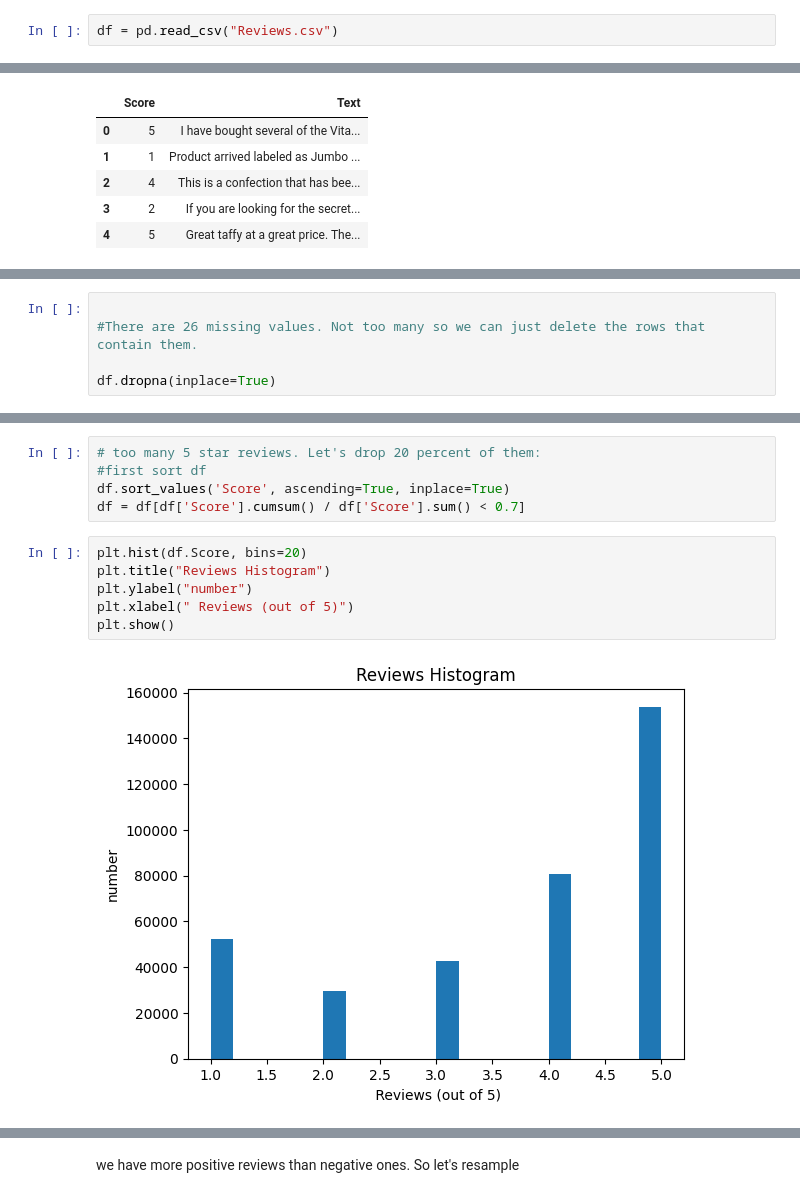
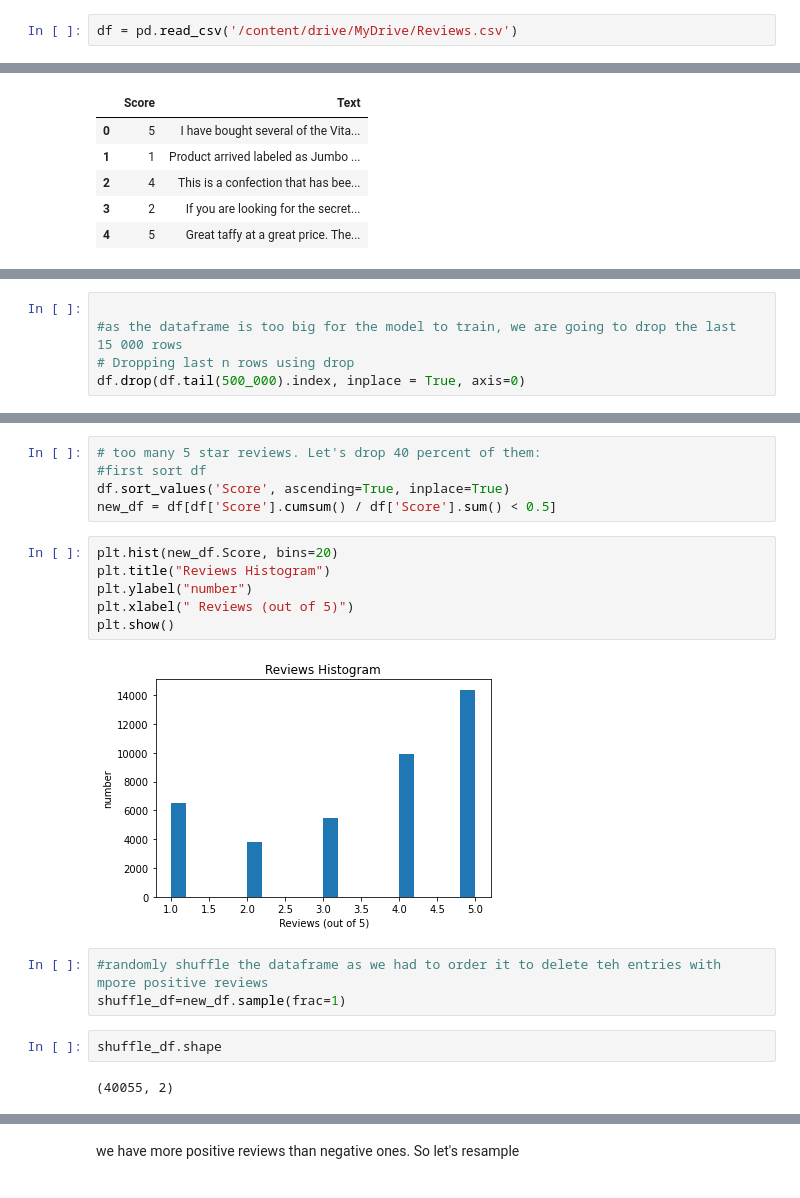
Before and after one commit to Beatrix-droid/NN-for-text-classification-of-amazonreviews, a Jupyter notebook: main.ipynb, the cells around one changed output, grey strips where cells are left out. Saved outputs shown, nothing was run; the diff lists cells and outputs as text.

```diff
--- a/main.ipynb
+++ b/main.ipynb
@@ -28,7 +12,7 @@ This dataset consists of reviews of fine foods from amazon. The data span a peri
 # %%
 import pandas as pd
 # %%
-df = pd.read_csv("Reviews.csv")
+df = pd.read_csv('/content/drive/MyDrive/Reviews.csv')
 # %%
 #inspect a sample of the data
 df.head()
@@ -60,5 +37,0 @@ df.isnull().sum().sum()
-# %%
-
-#There are 26 missing values. Not too many so we can just delete the rows that contain them.
-
-df.dropna(inplace=True)
@@ -64,0 +42,5 @@ df.dropna(inplace=True)
+# %%
+
+#as the dataframe is too big for the model to train, we are going to drop the last  15 000 rows
+# Dropping last n rows using drop
+df.drop(df.tail(500_000).index, inplace = True, axis=0)
@@ -76,14 +62,21 @@ plt.show()
 # %%
-# too many 5 star reviews. Let's drop 20 percent of them:
+# too many 5 star reviews. Let's drop 40 percent of them:
 #first sort df
 df.sort_values('Score', ascending=True, inplace=True)
-df = df[df['Score'].cumsum() / df['Score'].sum() < 0.7]
+new_df = df[df['Score'].cumsum() / df['Score'].sum() < 0.5]
 # %%
-plt.hist(df.Score, bins=20)
+plt.hist(new_df.Score, bins=20)
 plt.title("Reviews Histogram")
 plt.ylabel("number")
 plt.xlabel(" Reviews (out of 5)")
 plt.show()
 # %% [output]
-[figure, old version]
+[figure, new version]
+# %%
+#randomly shuffle the dataframe as we had to order it to delete teh entries with mpore positive reviews
+shuffle_df=new_df.sample(frac=1)
+# %%
+shuffle_df.shape
+# %% [output]
+(40055, 2)
 # %%
```
Also changed, not shown: parts of 30 cells of this notebook.
